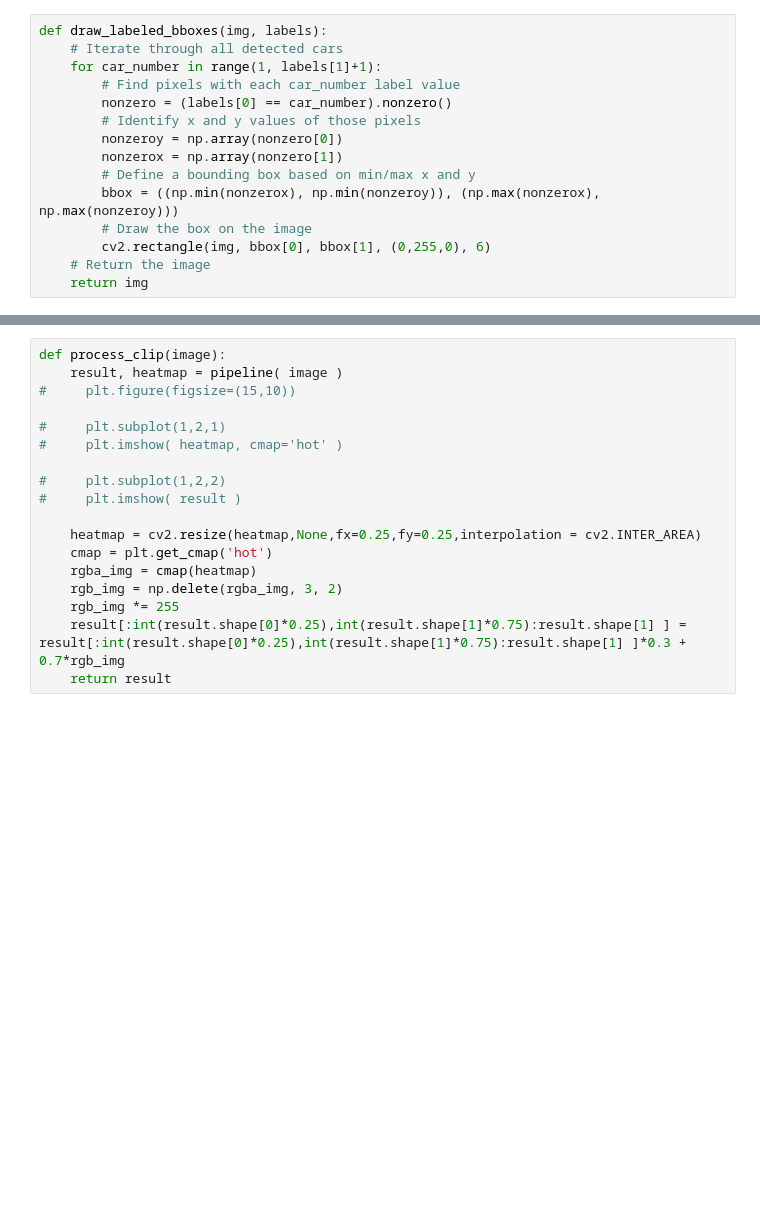
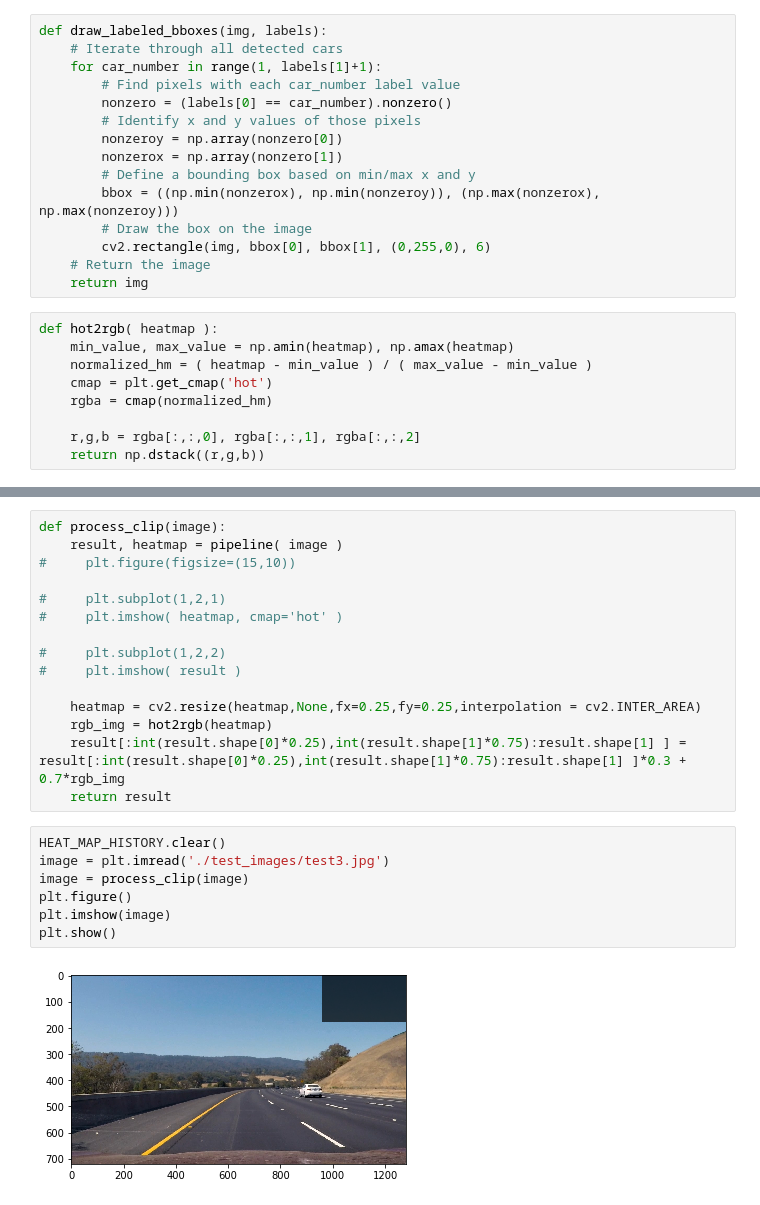
Before and after one commit to rekon/CarND-Vehicle-Detection-ML, a Jupyter notebook: code.ipynb, the cells around one changed output, grey strips where cells are left out. Drawn from its saved outputs; the diff is of its cells as text; blank space fills up the shorter version.

```diff
--- a/code.ipynb
+++ b/code.ipynb
@@ -233,6 +262,15 @@ def draw_labeled_bboxes(img, labels):
         cv2.rectangle(img, bbox[0], bbox[1], (0,255,0), 6)
     # Return the image
     return img
+# %%
+def hot2rgb( heatmap ):
+    min_value, max_value = np.amin(heatmap), np.amax(heatmap)
+    normalized_hm = ( heatmap - min_value ) / ( max_value - min_value )
+    cmap = plt.get_cmap('hot')
+    rgba = cmap(normalized_hm)
+
+    r,g,b = rgba[:,:,0], rgba[:,:,1], rgba[:,:,2]
+    return np.dstack((r,g,b))
 # %%
 from scipy.ndimage.measurements import label
 
@@ -362,12 +400,18 @@ def process_clip(image):
 #     plt.imshow( result )
 
     heatmap = cv2.resize(heatmap,None,fx=0.25,fy=0.25,interpolation = cv2.INTER_AREA)
-    cmap = plt.get_cmap('hot')
-    rgba_img = cmap(heatmap)
-    rgb_img = np.delete(rgba_img, 3, 2)
-    rgb_img *= 255
+    rgb_img = hot2rgb(heatmap)
     result[:int(result.shape[0]*0.25),int(result.shape[1]*0.75):result.shape[1] ] = result[:int(result.shape[0]*0.25),int(result.shape[1]*0.75):result.shape[1] ]*0.3 + 0.7*rgb_img
     return result
+# %%
+HEAT_MAP_HISTORY.clear()
+image = plt.imread('./test_images/test3.jpg')
+image = process_clip(image)
+plt.figure()
+plt.imshow(image)
+plt.show()
+# %% [output]
+[figure, added]
 # %%
 images = glob.glob('./test_images/*.jpg')
 plt.figure(figsize=(15,10))
```
Also changed, not shown: parts of 14 cells of this notebook, 1 other file.
